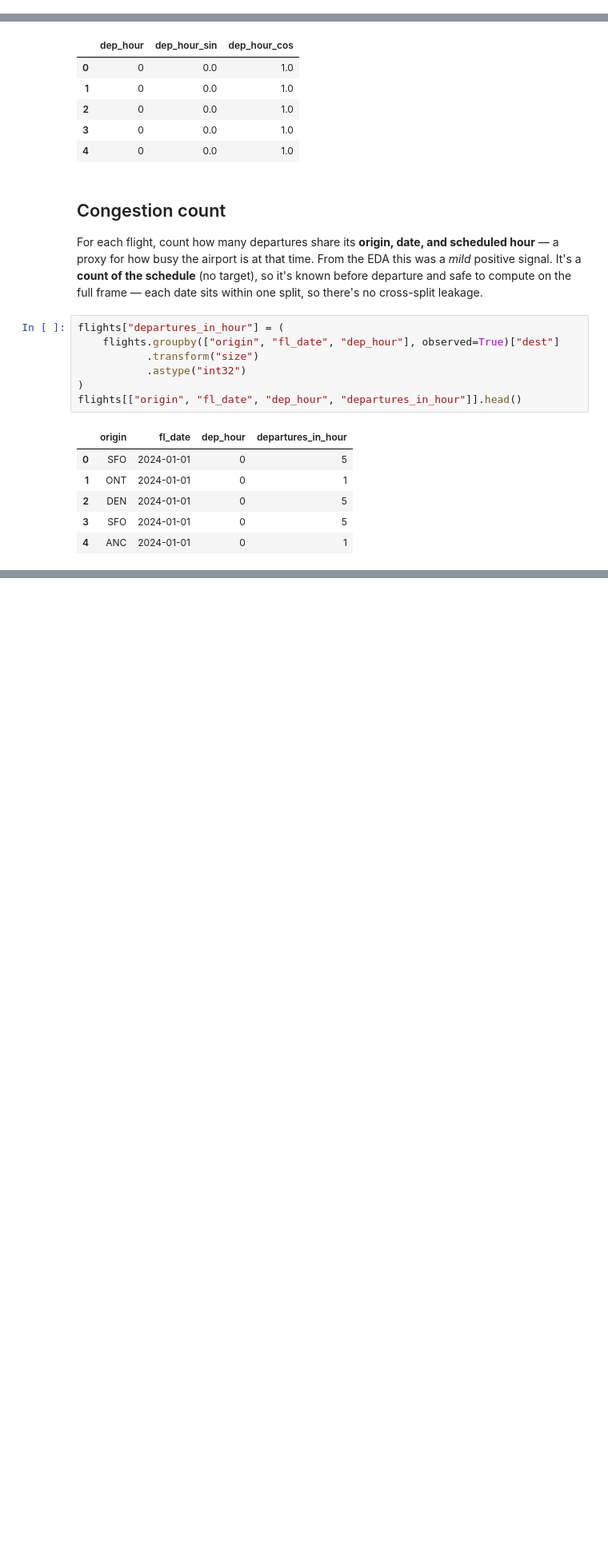
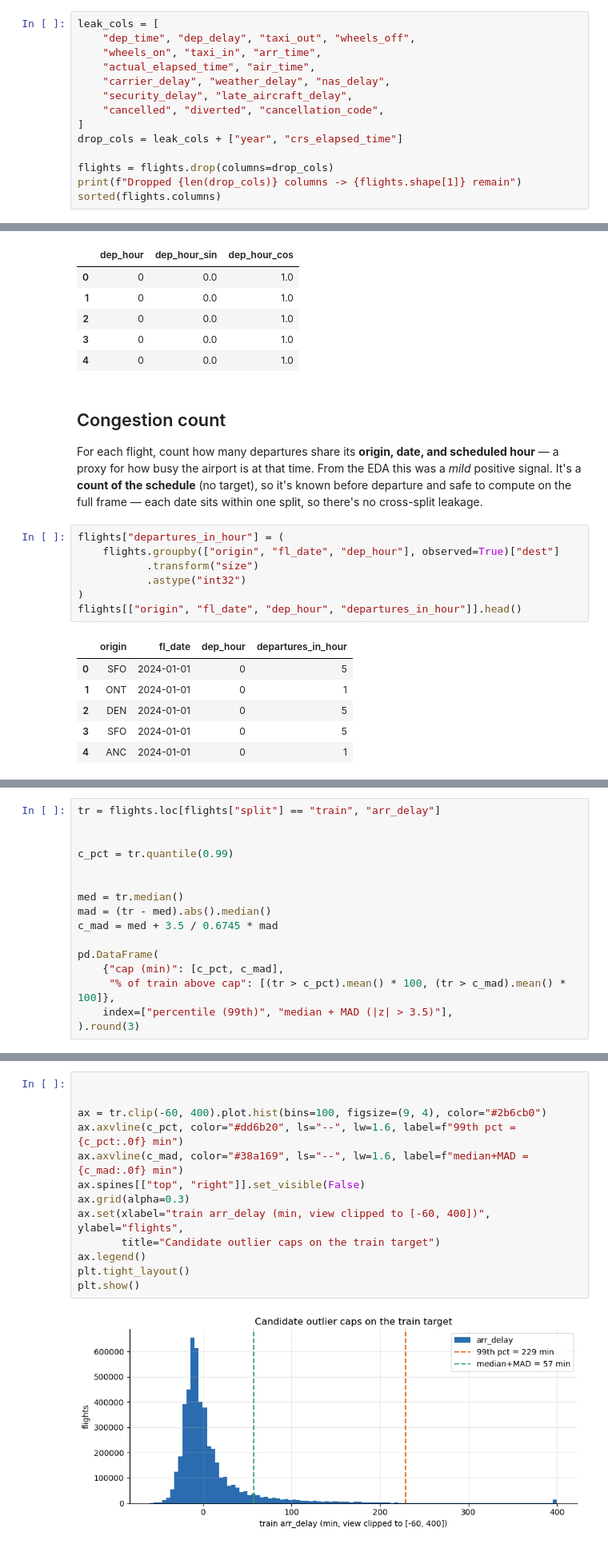
Before and after one commit to AdelinChaushev/Flight-Delay, a Jupyter notebook: notebooks/Feature_Engineering.ipynb, the cells around one changed output, grey strips where cells are left out. Shown at 80% size. Saved outputs shown, nothing was run; the diff lists cells and outputs as text; blank space fills up the shorter version.

```diff
--- a/notebooks/Feature_Engineering.ipynb
+++ b/notebooks/Feature_Engineering.ipynb
@@ -30,0 +44,14 @@ flights.head()
+# %%
+leak_cols = [
+    "dep_time", "dep_delay", "taxi_out", "wheels_off",
+    "wheels_on", "taxi_in", "arr_time",
+    "actual_elapsed_time", "air_time",
+    "carrier_delay", "weather_delay", "nas_delay",
+    "security_delay", "late_aircraft_delay",
+    "cancelled", "diverted", "cancellation_code",
+]
+drop_cols = leak_cols + ["year", "crs_elapsed_time"]
+
+flights = flights.drop(columns=drop_cols)
+print(f"Dropped {len(drop_cols)} columns -> {flights.shape[1]} remain")
+sorted(flights.columns)
@@ -165,0 +235,16 @@ flights[["origin", "fl_date", "dep_hour", "departures_in_hour"]].head()
+# %%
+tr = flights.loc[flights["split"] == "train", "arr_delay"]
+
+
+c_pct = tr.quantile(0.99)
+
+
+med = tr.median()
+mad = (tr - med).abs().median()
+c_mad = med + 3.5 / 0.6745 * mad
+
+pd.DataFrame(
+    {"cap (min)": [c_pct, c_mad],
+     "% of train above cap": [(tr > c_pct).mean() * 100, (tr > c_mad).mean() * 100]},
+    index=["percentile (99th)", "median + MAD (|z| > 3.5)"],
+).round(3)
@@ -165,0 +255,15 @@ flights[["origin", "fl_date", "dep_hour", "departures_in_hour"]].head()
+# %%
+
+
+ax = tr.clip(-60, 400).plot.hist(bins=100, figsize=(9, 4), color="#2b6cb0")
+ax.axvline(c_pct, color="#dd6b20", ls="--", lw=1.6, label=f"99th pct = {c_pct:.0f} min")
+ax.axvline(c_mad, color="#38a169", ls="--", lw=1.6, label=f"median+MAD = {c_mad:.0f} min")
+ax.spines[["top", "right"]].set_visible(False)
+ax.grid(alpha=0.3)
+ax.set(xlabel="train arr_delay (min, view clipped to [-60, 400])", ylabel="flights",
+       title="Candidate outlier caps on the train target")
+ax.legend()
+plt.tight_layout()
+plt.show()
+# %% [output]
+[figure, added]
```
Also changed, not shown: parts of 10 cells of this notebook.
